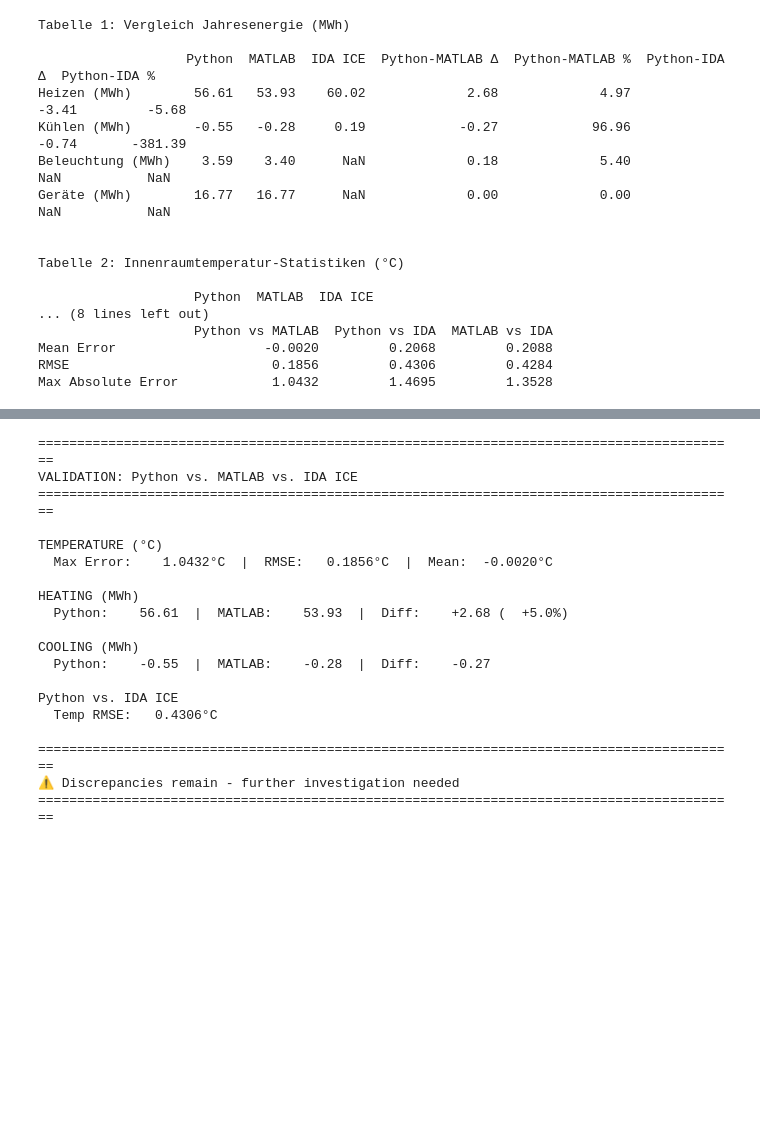
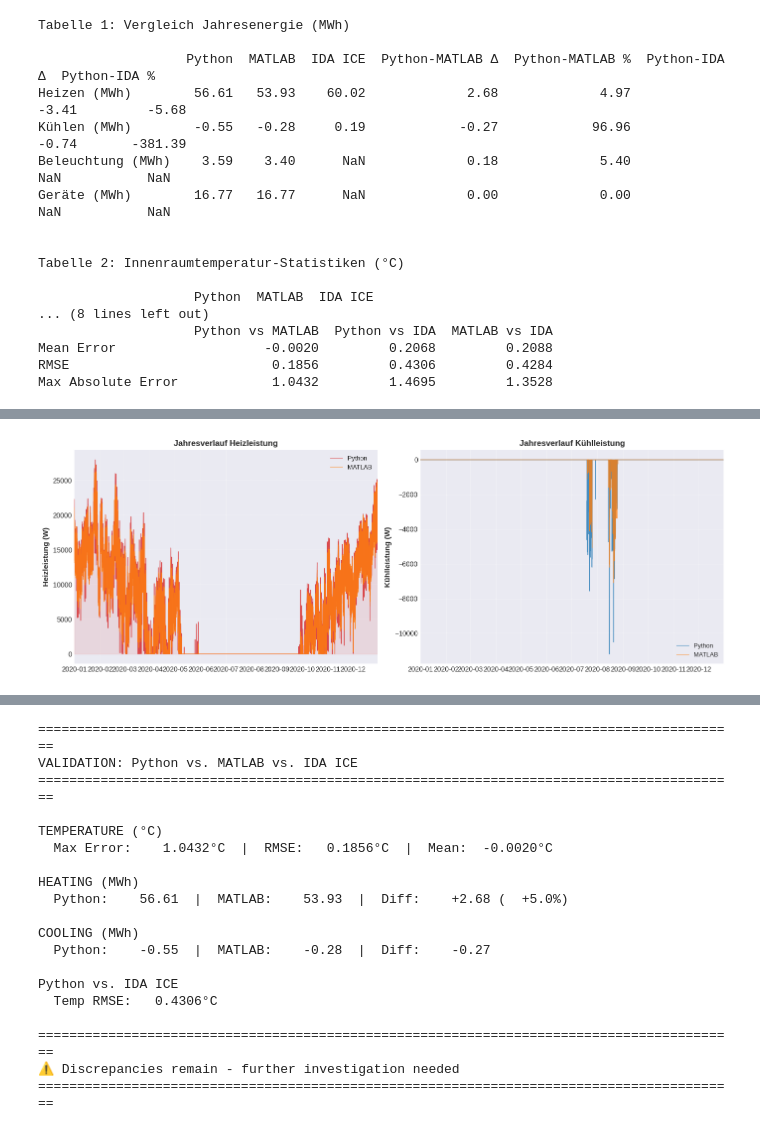
Before and after one commit to glDemonti/rc-model-building-simulation, a Jupyter notebook: notebooks/validation_rc_model.ipynb, the cells around one changed output, grey strips where cells are left out. Cells and saved outputs as stored; diff of their text form; code cells hidden in the pictures; blank space fills up the shorter version.

```diff
--- a/notebooks/validation_rc_model.ipynb
+++ b/notebooks/validation_rc_model.ipynb
@@ -196,0 +204,34 @@ ax.set_xlim(idx[0], idx[-1])
+# %%
+heating_py = df_res_py['output_heating_power'].values
+heating_ml = df_res_mat['output_heating_power'].values
+cooling_py = df_res_py['output_cooling_power'].values
+cooling_ml = df_res_mat['output_cooling_power'].values
+
+fig, axes = plt.subplots(nrows=1, ncols=2, figsize=(14, 5))
+
+# Plot 1: Heating power over year
+ax = axes[0]
+ax.plot(idx, heating_py, label='Python', color='#d62728', linewidth=0.8, alpha=0.8)
+ax.plot(idx, heating_ml, label='MATLAB', color='#ff7f0e', linewidth=0.8, alpha=0.8)
+ax.fill_between(idx, 0, heating_py, alpha=0.1, color='#d62728')
+ax.set_ylabel('Heizleistung (W)', fontsize=11, fontweight='bold')
+ax.set_title('Jahresverlauf Heizleistung', fontsize=12, fontweight='bold')
+ax.legend(loc='upper right', fontsize=9)
+ax.grid(True, alpha=0.3)
+ax.set_xlim(idx[0], idx[-1])
+
+# Plot 2: Cooling power over year
+ax = axes[1]
+ax.plot(idx, cooling_py, label='Python', color='#1f77b4', linewidth=0.8, alpha=0.8)
+ax.plot(idx, cooling_ml, label='MATLAB', color='#ff7f0e', linewidth=0.8, alpha=0.8)
+ax.fill_between(idx, 0, cooling_py, alpha=0.1, color='#1f77b4')
+ax.set_ylabel('Kühlleistung (W)', fontsize=11, fontweight='bold')
+ax.set_title('Jahresverlauf Kühlleistung', fontsize=12, fontweight='bold')
+ax.legend(loc='lower right', fontsize=9)
+ax.grid(True, alpha=0.3)
+ax.set_xlim(idx[0], idx[-1])
+
+plt.tight_layout()
+plt.show()
+# %% [output]
+[figure, added]
```
Also changed, not shown: parts of 10 cells of this notebook, 4 other files.
